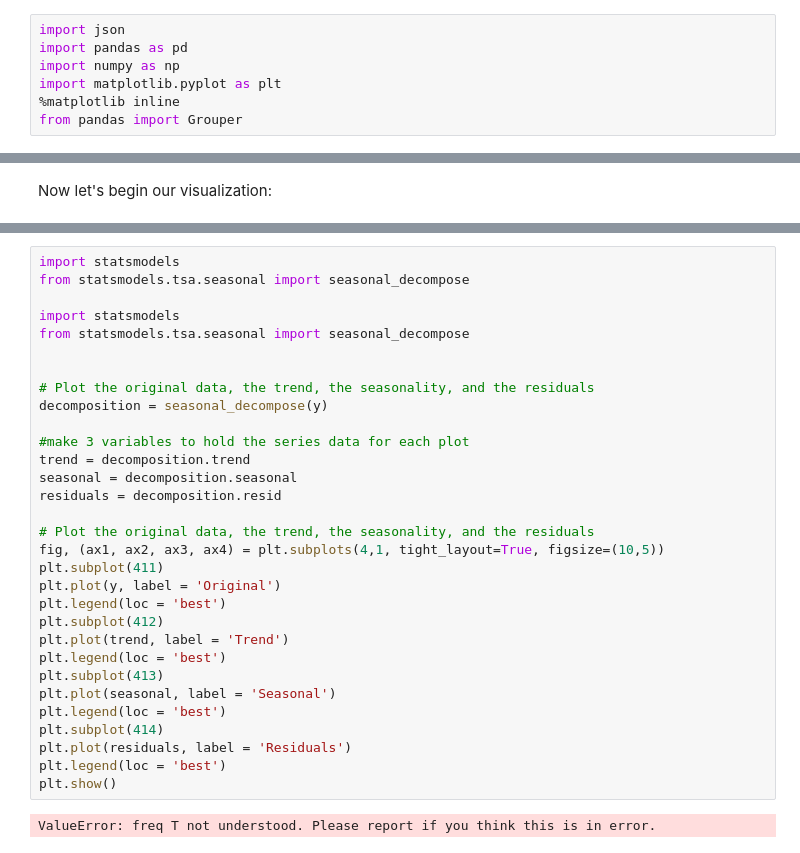
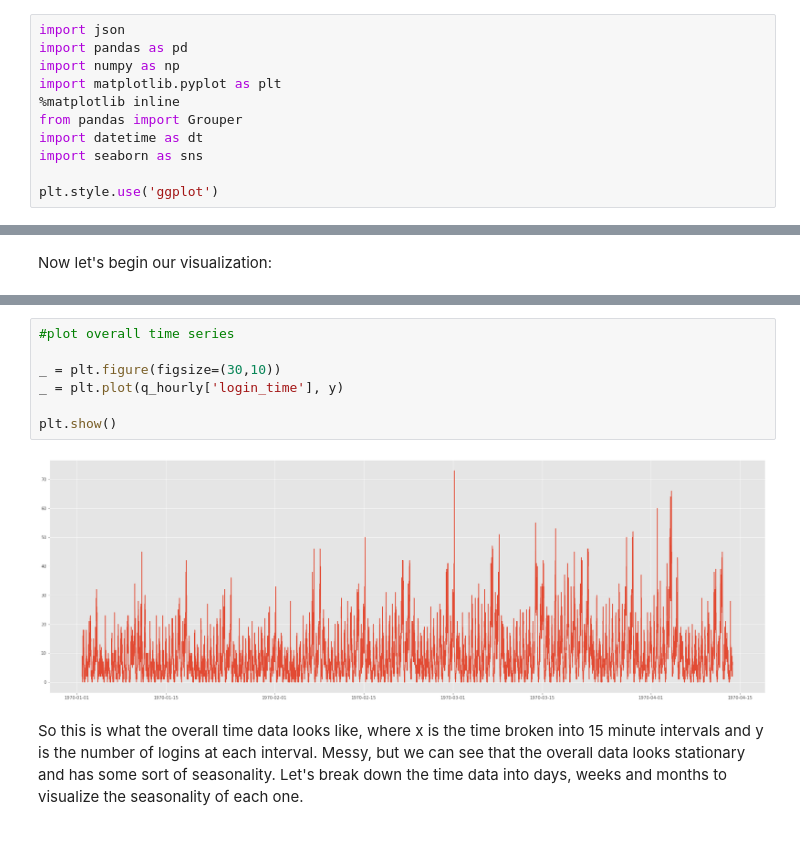
Before and after one commit to caitlinruble/Springboard, a Jupyter notebook: Assignments/ultimate_challenge/logins.ipynb, the cells around one changed output, grey strips where cells are left out. Drawn from its saved outputs; the diff is of its cells as text.

```diff
--- a/Assignments/ultimate_challenge/logins.ipynb
+++ b/Assignments/ultimate_challenge/logins.ipynb
@@ -13,6 +13,10 @@ import numpy as np
 import matplotlib.pyplot as plt
 %matplotlib inline
 from pandas import Grouper
+import datetime as dt
+import seaborn as sns
+
+plt.style.use('ggplot')
 # %%
 #load json file into a pandas df
 logins = pd.read_json('logins.json')
@@ -122,33 +118,11 @@ y.plot(figsize=(20,10))
-# %%
-import statsmodels
-from statsmodels.tsa.seasonal import seasonal_decompose
-
-import statsmodels
-from statsmodels.tsa.seasonal import seasonal_decompose
-
-
-# Plot the original data, the trend, the seasonality, and the residuals
-decomposition = seasonal_decompose(y)
-
-#make 3 variables to hold the series data for each plot
-trend = decomposition.trend
-seasonal = decomposition.seasonal
-residuals = decomposition.resid
-
-# Plot the original data, the trend, the seasonality, and the residuals
-fig, (ax1, ax2, ax3, ax4) = plt.subplots(4,1, tight_layout=True, figsize=(10,5))
-plt.subplot(411)
-plt.plot(y, label = 'Original')
-plt.legend(loc = 'best')
-plt.subplot(412)
-plt.plot(trend, label = 'Trend')
-plt.legend(loc = 'best')
-plt.subplot(413)
-plt.plot(seasonal, label = 'Seasonal')
-plt.legend(loc = 'best')
-plt.subplot(414)
-plt.plot(residuals, label = 'Residuals')
-plt.legend(loc = 'best')
-plt.show()
-# %% [output]
-ValueError: freq T not understood. Please report if you think this is in error.
+# %%
+#plot overall time series
+
+_ = plt.figure(figsize=(30,10))
+_ = plt.plot(q_hourly['login_time'], y)
+
+plt.show()
+# %% [output]
+[figure, added]
+# %% [markdown]
+So this is what the overall time data looks like, where x is the time broken into 15 minute intervals and y is the number of logins at each interval. Messy, but we can see that the overall data looks stationary and has some sort of seasonality. Let's break down the time data into days, weeks and months to visualize the seasonality of each one.
```
Also changed, not shown: parts of 18 cells of this notebook, 1 other file.
